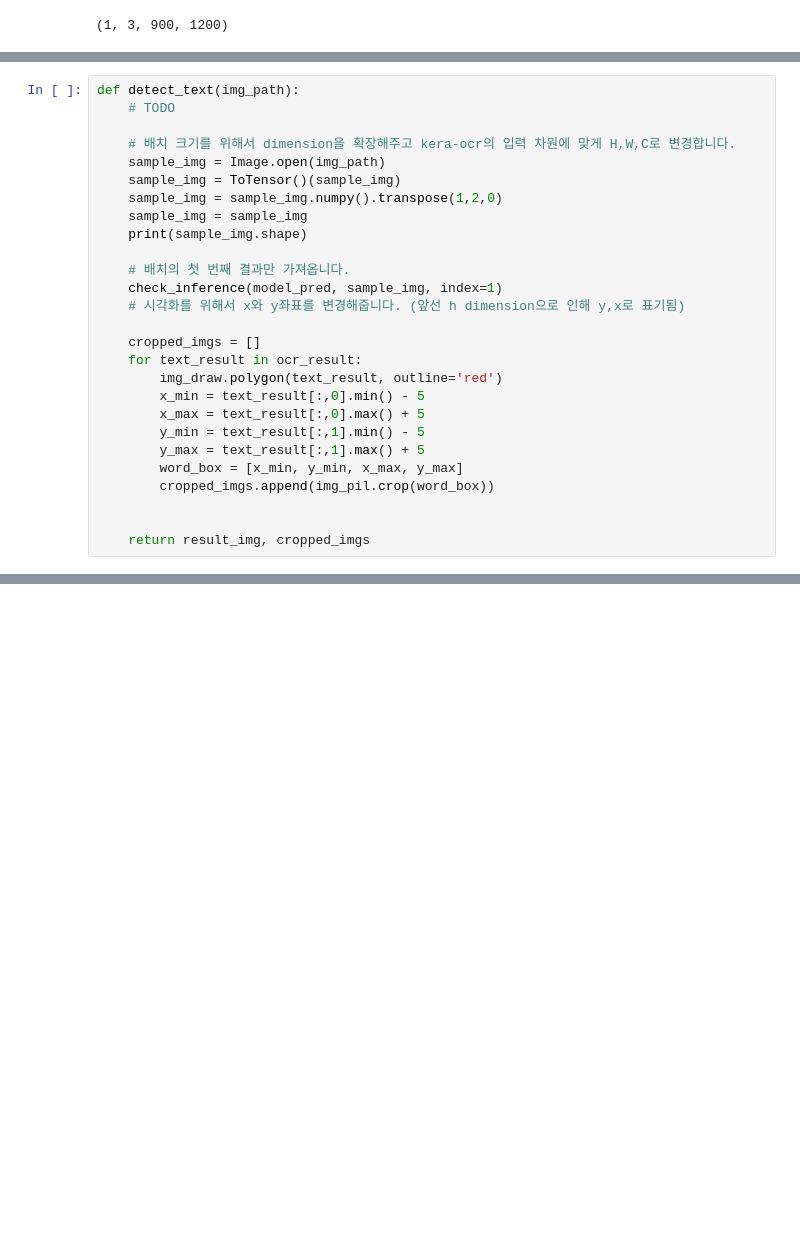
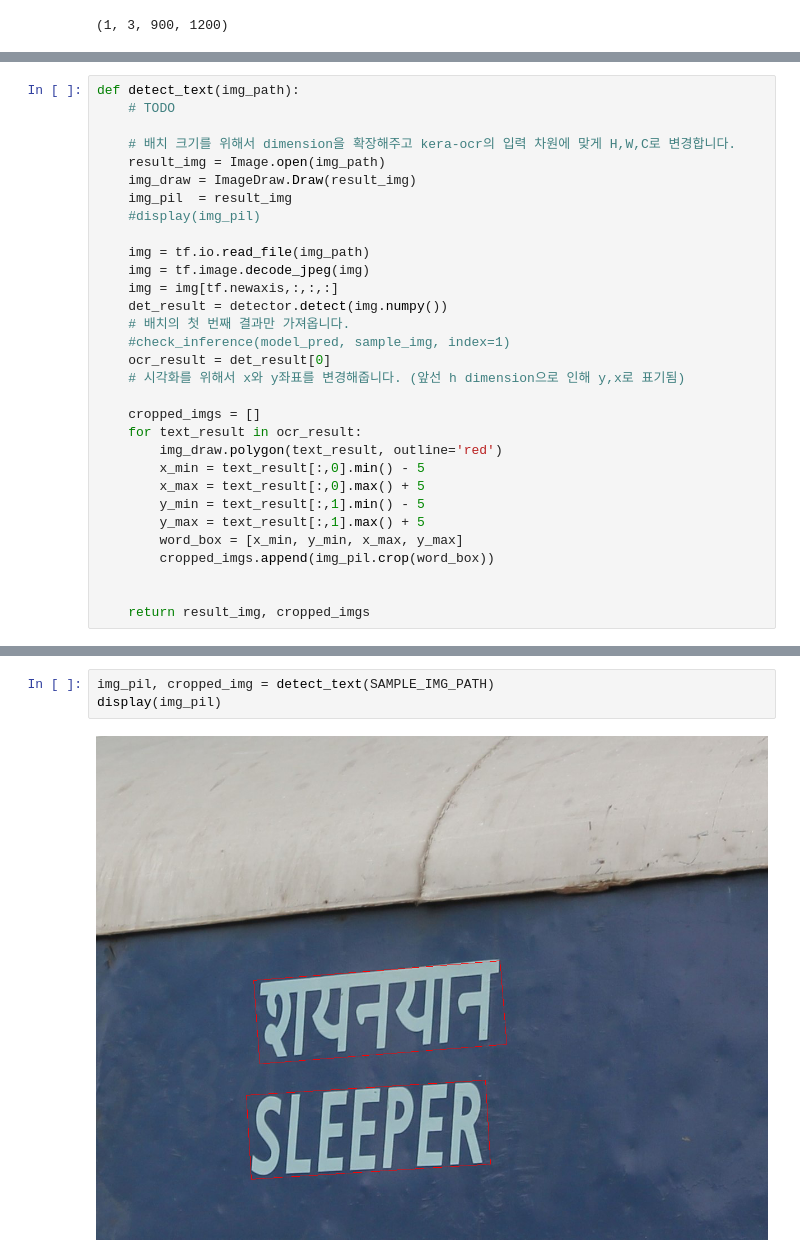
Before and after one commit to NKAnzu/exp1, a Jupyter notebook: [GD-12] OCR_Detect_Image_Text.ipynb, the cells around one changed output, grey strips where cells are left out. Drawn from its saved outputs; the diff is of its cells as text; blank space fills up the shorter version.

Commit message:
update - complete
added 1 image to predict Image Text to text by CTC

```diff
--- a/[GD-12] OCR_Detect_Image_Text.ipynb
+++ b/[GD-12] OCR_Detect_Image_Text.ipynb
@@ -569,14 +598,18 @@ def detect_text(img_path):
     # TODO
 
     # 배치 크기를 위해서 dimension을 확장해주고 kera-ocr의 입력 차원에 맞게 H,W,C로 변경합니다.
-    sample_img = Image.open(img_path)
-    sample_img = ToTensor()(sample_img)
-    sample_img = sample_img.numpy().transpose(1,2,0)
-    sample_img = sample_img
-    print(sample_img.shape)
+    result_img = Image.open(img_path)
+    img_draw = ImageDraw.Draw(result_img)
+    img_pil  = result_img
+    #display(img_pil)
 
+    img = tf.io.read_file(img_path)
+    img = tf.image.decode_jpeg(img)
+    img = img[tf.newaxis,:,:,:]
+    det_result = detector.detect(img.numpy())
     # 배치의 첫 번째 결과만 가져옵니다.
-    check_inference(model_pred, sample_img, index=1)
+    #check_inference(model_pred, sample_img, index=1)
+    ocr_result = det_result[0]
     # 시각화를 위해서 x와 y좌표를 변경해줍니다. (앞선 h dimension으로 인해 y,x로 표기됨)
 
     cropped_imgs = []
@@ -598,0 +635,5 @@ ValueError: too many values to unpack (expected 2)
+# %%
+img_pil, cropped_img = detect_text(SAMPLE_IMG_PATH)
+display(img_pil)
+# %% [output]
+[figure, added]
```
Also changed, not shown: parts of 17 cells of this notebook.
